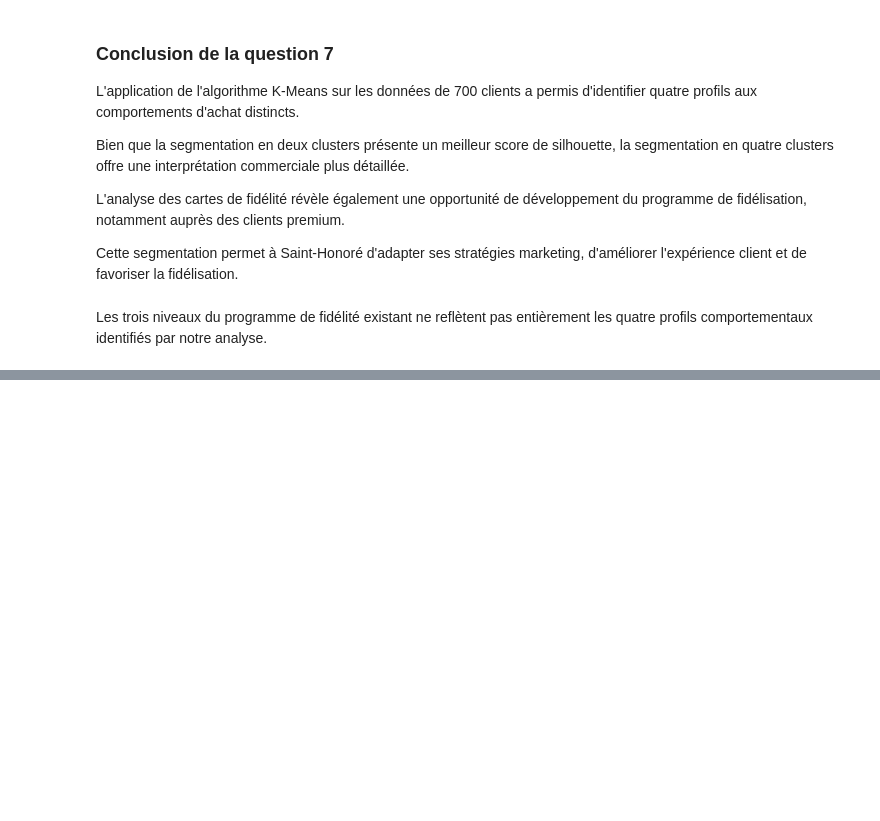
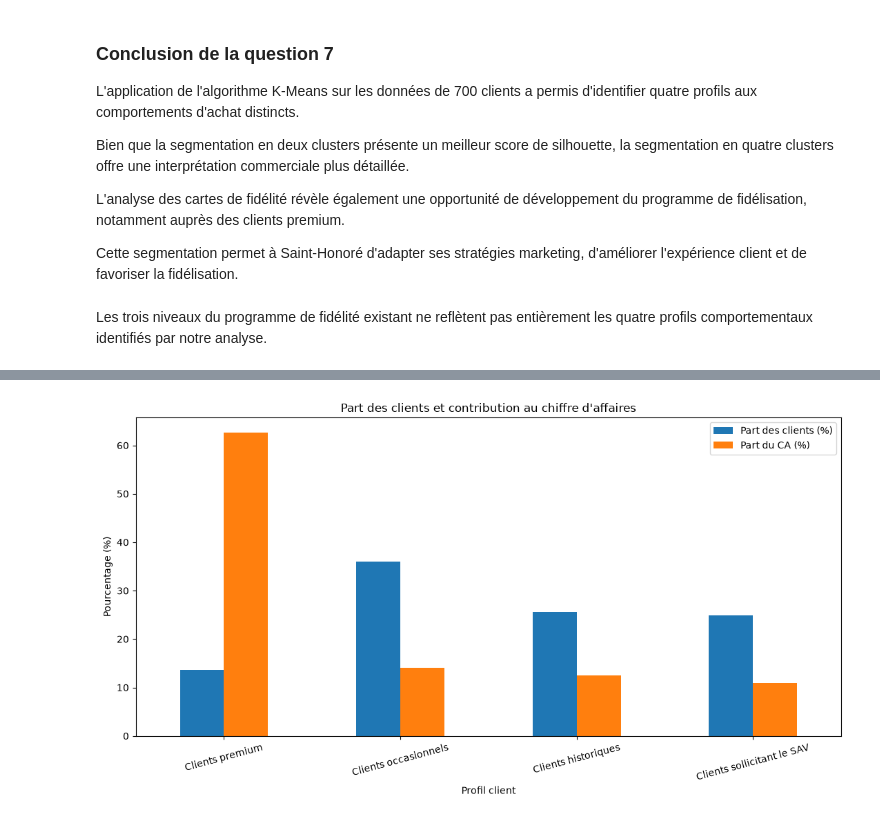
Before and after one commit to Youcef501/datamining-saint-honore, a Jupyter notebook: notebooks/07_08_analyse.ipynb, the cells around one changed output, grey strips where cells are left out. Cells and saved outputs as stored; diff of their text form; code cells hidden in the pictures; blank space fills up the shorter version.

Commit message:
Analyse du chiffre d'affaires et contribution economique des segments

```diff
--- a/notebooks/07_08_analyse.ipynb
+++ b/notebooks/07_08_analyse.ipynb
@@ -390,0 +421,7 @@ comportementaux identifiés par notre analyse.
+# %%
+# Calcul du chiffre d'affaires par profil client
+ca_segments = df.groupby("profil_client")["montant_total_eur"].sum()
+
+ca_segments = ca_segments.sort_values(ascending=False)
+
+display(ca_segments.round(2))
@@ -390,0 +435,9 @@ comportementaux identifiés par notre analyse.
+# %%
+# Contribution de chaque segment au chiffre d'affaires total
+ca_total = ca_segments.sum()
+
+part_ca = (ca_segments / ca_total) * 100
+
+print("Chiffre d'affaires total :", ca_total, "EUR")
+
+display(part_ca.round(2))
@@ -390,0 +452,22 @@ comportementaux identifiés par notre analyse.
+# %%
+# Comparaison du poids demographique et economique
+comparaison = pd.DataFrame({
+    "Part des clients (%)": synthese["Pourcentage (%)"],
+    "Part du CA (%)": part_ca
+})
+
+comparaison = comparaison.sort_values(
+    "Part du CA (%)", ascending=False
+)
+
+comparaison.plot(kind="bar", figsize=(11, 6))
+
+plt.title("Part des clients et contribution au chiffre d'affaires")
+plt.xlabel("Profil client")
+plt.ylabel("Pourcentage (%)")
+plt.xticks(rotation=15)
+plt.legend()
+plt.tight_layout()
+plt.show()
+# %% [output]
+[figure, added]
```
Also changed, not shown: parts of 6 cells of this notebook.
